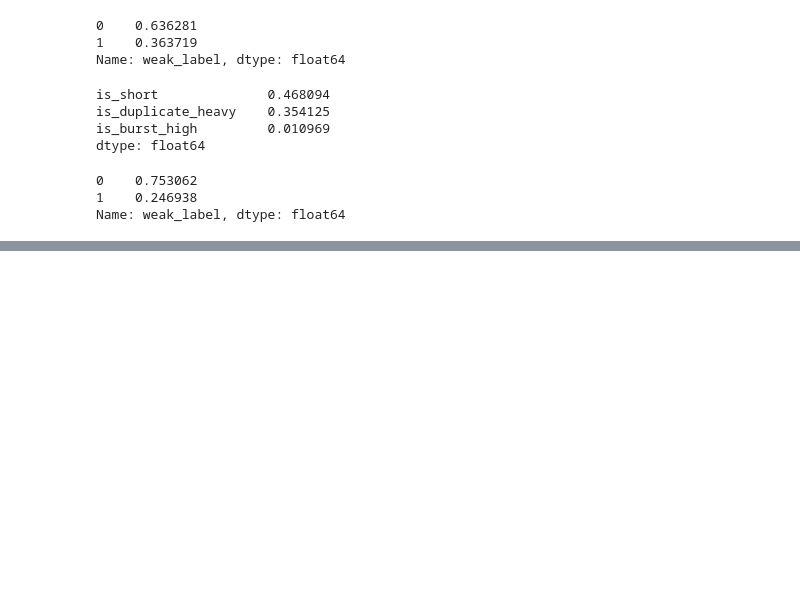
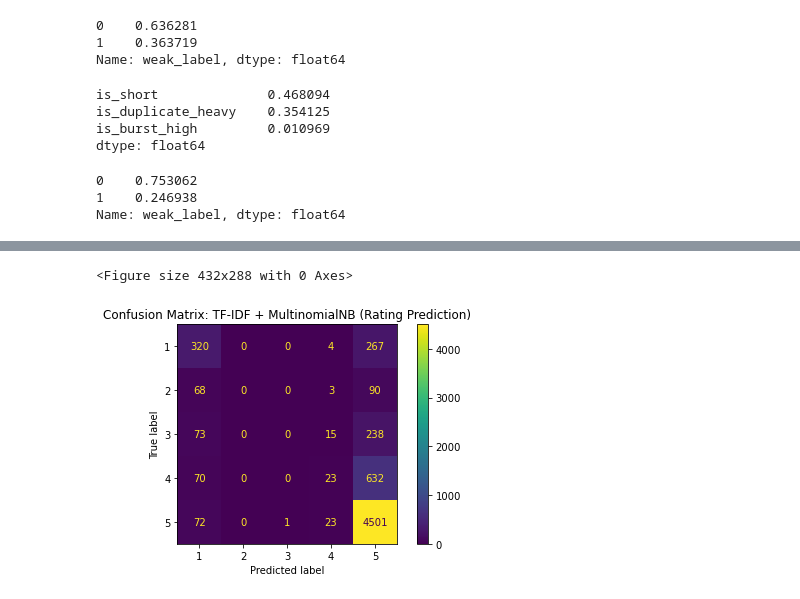
Before and after one commit to WanjikuKahoro/Safaricom-Suspicious-Review-Detection-Using-Machine-Learning, a Jupyter notebook: Emma.ipynb, the cells around one changed output, grey strips where cells are left out. Saved outputs shown, nothing was run; the diff lists cells and outputs as text; code cells hidden in the pictures; blank space fills up the shorter version.

```diff
--- a/Emma.ipynb
+++ b/Emma.ipynb
@@ -793,0 +797,22 @@ Name: weak_label, dtype: float64
+# %%
+X = df["text_norm"].fillna("")
+y = df["rating"].astype(int)
+
+X_train, X_test, y_train, y_test = train_test_split(
+    X, y,
+    test_size=0.2,
+    random_state=42,
+    stratify=y
+)
+
+pipeline = Pipeline([
+    ("tfidf", TfidfVectorizer(ngram_range=(1,2), min_df=3, max_df=0.9)),
+    ("nb", MultinomialNB())
+])
+
+pipeline.fit(X_train, y_train)
+pred = pipeline.predict(X_test)
+
+acc = accuracy_score(y_test, pred)
+print("Accuracy:", acc)
+print(classification_report(y_test, pred, zero_division=0))
@@ -793,0 +843,13 @@ Name: weak_label, dtype: float64
+# %%
+labels = [1,2,3,4,5]
+cm = confusion_matrix(y_test, pred, labels=labels)
+
+disp = ConfusionMatrixDisplay(confusion_matrix=cm, display_labels=labels)
+plt.figure()
+disp.plot(values_format="d")
+plt.title("Confusion Matrix: TF-IDF + MultinomialNB (Rating Prediction)")
+plt.tight_layout()
+plt.show()
+# %% [output]
+<Figure size 432x288 with 0 Axes>
+[figure, added]
```
Also changed, not shown: parts of 10 cells of this notebook.
